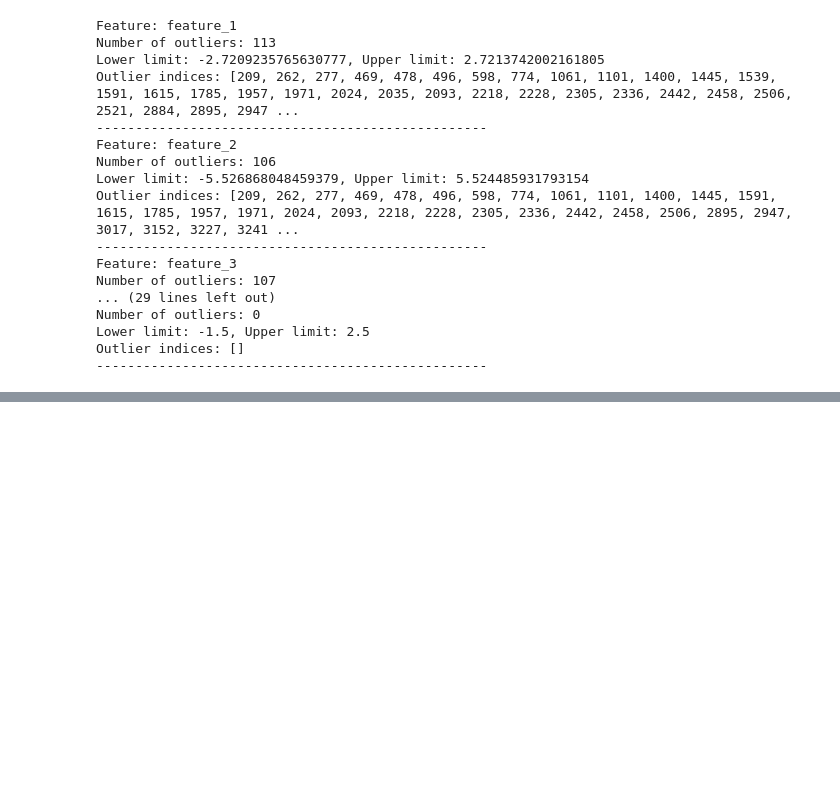
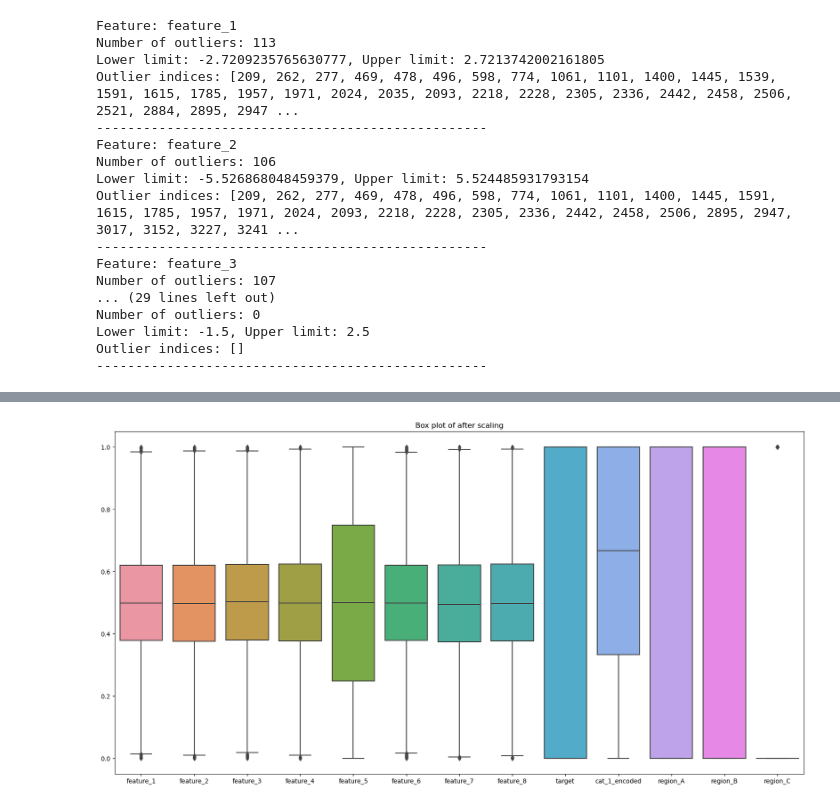
Before and after one commit to Montasir00/Ml_final_project, a Jupyter notebook: Final_Project.ipynb, the cells around one changed output, grey strips where cells are left out. Saved outputs shown, nothing was run; the diff lists cells and outputs as text; code cells hidden in the pictures; blank space fills up the shorter version.

```diff
--- a/Final_Project.ipynb
+++ b/Final_Project.ipynb
@@ -292,0 +438,11 @@ Outlier indices: []
+# %%
+df_stage3 = df_stage2.copy()
+
+scaler = MinMaxScaler()
+
+# Loop through each numerical feature and apply MinMax scaling
+for feature in df_stage3:
+    df_stage3[feature] = scaler.fit_transform(df_stage3[[feature]])
+
+# Display the first few rows of the normalized dataset
+print(df_stage3.head())
@@ -292,0 +463,7 @@ Outlier indices: []
+# %%
+plt.figure(figsize=(20,10))
+plt.title('Box plot of after scaling')
+sns.boxplot(data=df_stage3)
+plt.show()
+# %% [output]
+[figure, added]
```
Also changed, not shown: parts of 15 cells of this notebook.
